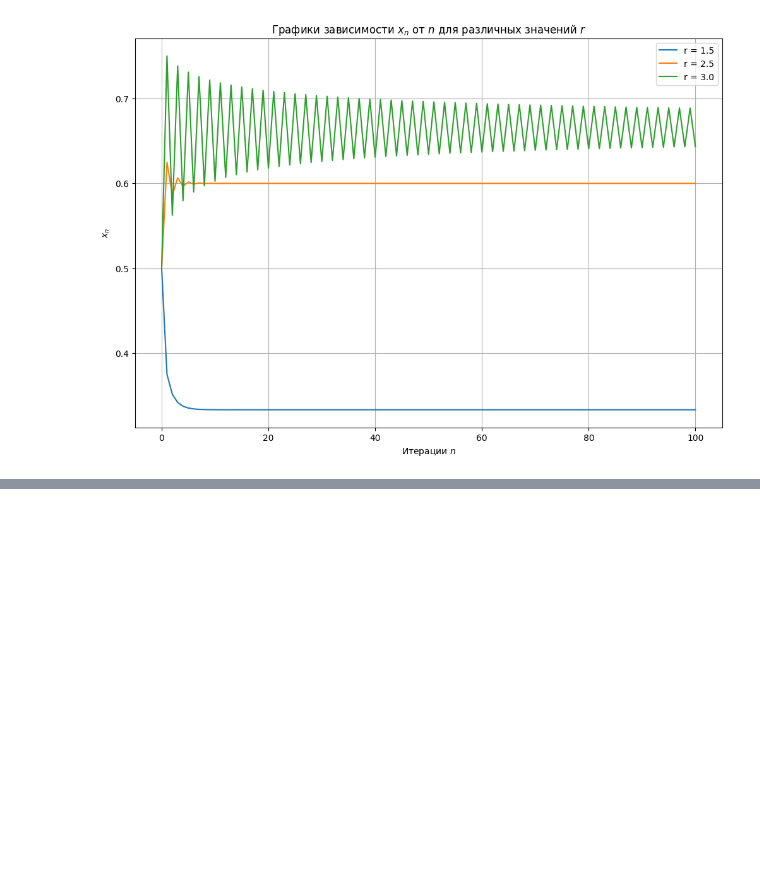
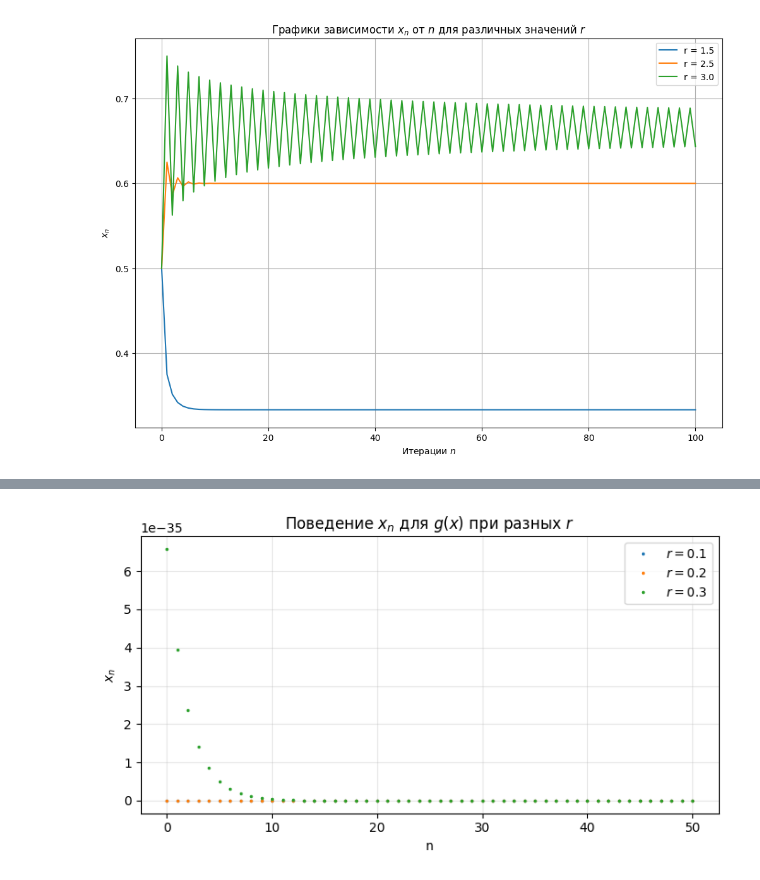
Before and after one commit to hertbex/MatanLab, a Jupyter notebook: Matan.ipynb, the cells around one changed output, grey strips where cells are left out. Saved outputs shown, nothing was run; the diff lists cells and outputs as text; code cells hidden in the pictures; blank space fills up the shorter version.

```diff
--- a/Matan.ipynb
+++ b/Matan.ipynb
@@ -581,0 +754,44 @@ plt.show()
+# %%
+import numpy as np
+import matplotlib.pyplot as plt
+
+def g(x, r):
+    """Отображение g(x) = r x (1 - x) (2 - x)."""
+    return r * x * (1 - x) * (2 - x)
+
+def orbit(x0, r, n_steps=200, n_transient=150):
+    """
+    Строит траекторию точки x0 под действием отображения g.
+    Возвращает только хвост траектории после n_transient шагов.
+    """
+    xs = np.empty(n_steps + 1)
+    xs[0] = x0
+    for i in range(1, n_steps + 1):
+        xs[i] = g(xs[i - 1], r)
+    return xs[n_transient:]
+
+def plot_orbits_for_r_list(r_list, x0=0.3):
+    """
+    Рисует поведение x_n для нескольких значений параметра r.
+    """
+    plt.figure(figsize=(7, 4))
+
+    for r in r_list:
+        xs = orbit(x0, r)
+        n = np.arange(len(xs))
+        # отдельно задаём маркер и убираем линии соединения
+        plt.plot(n, xs, linestyle="", marker=".", markersize=3, label=fr"$r = {r}$")
+
+    plt.xlabel("n")
+    plt.ylabel(r"$x_n$")
+    plt.title(r"Поведение $x_n$ для $g(x)$ при разных $r$")
+    plt.grid(alpha=0.3)
+    plt.legend()
+    plt.tight_layout()
+    plt.show()
+
+# пример набора значений r из допустимого диапазона
+r_values = [0.1, 0.2, 0.3]
+plot_orbits_for_r_list(r_values, x0=0.3)
+# %% [output]
+[figure, added]
```
Also changed, not shown: parts of 10 cells of this notebook.
